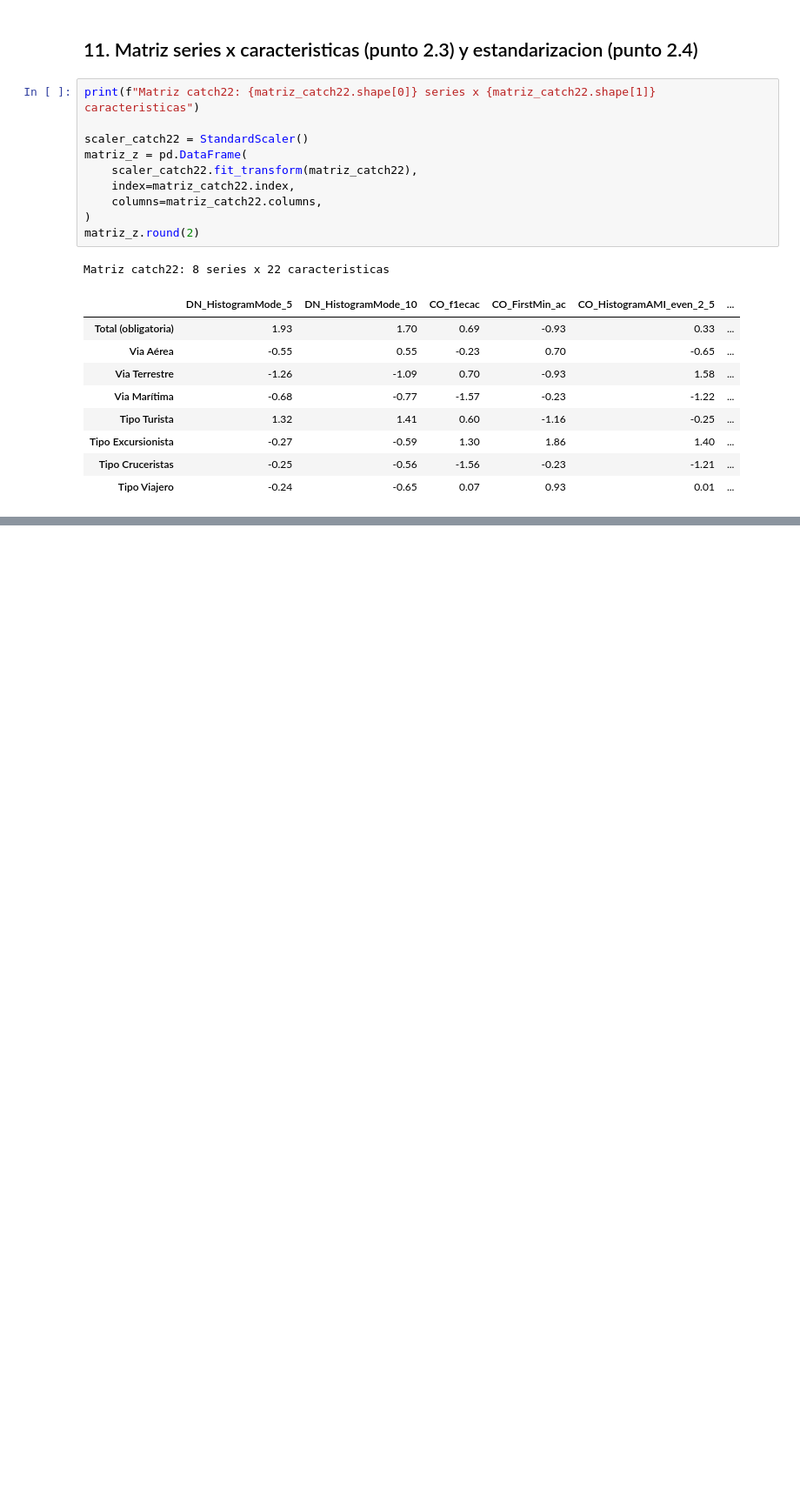
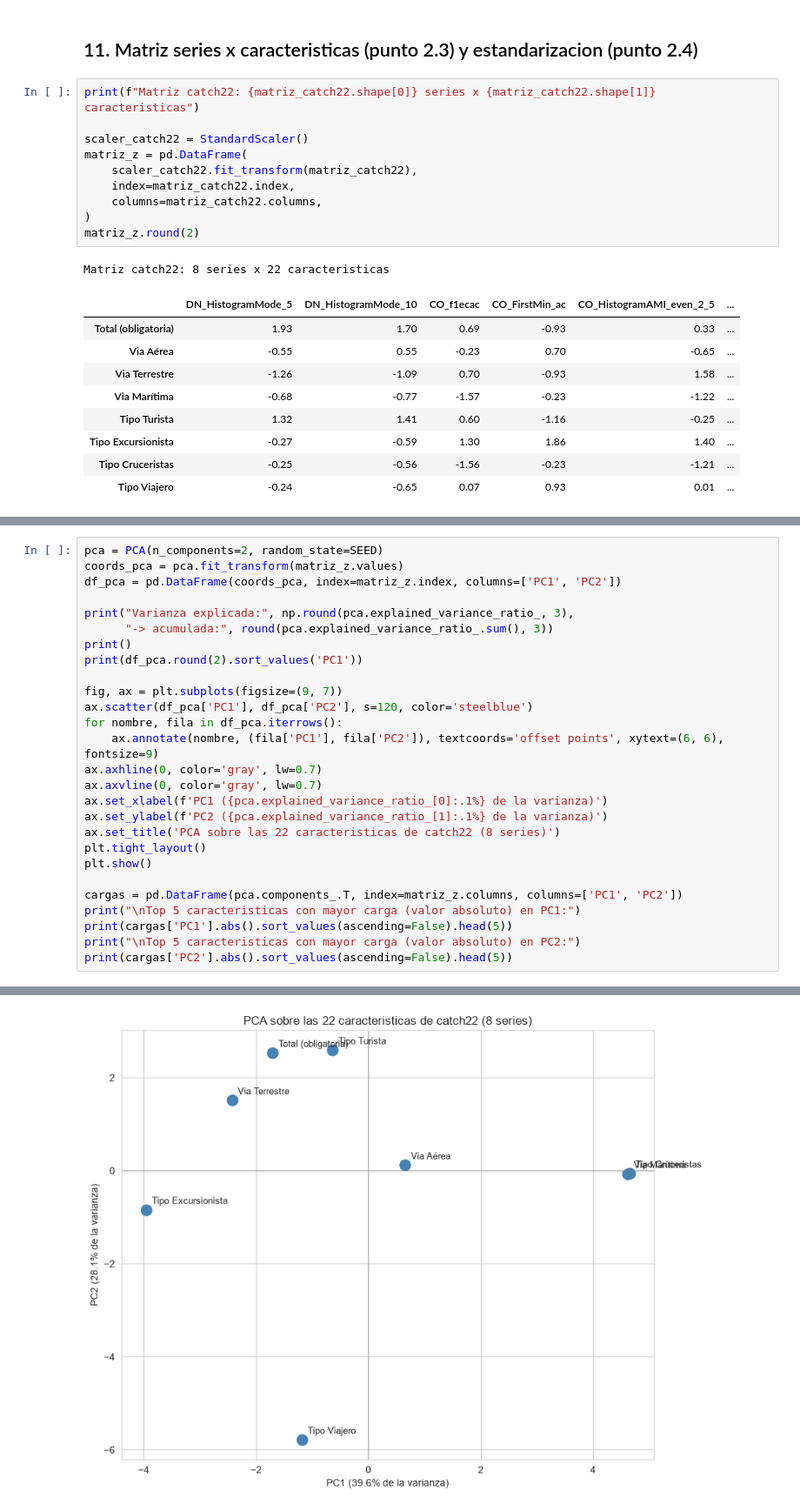
Before and after one commit to DavidDominguez-11/DS-Lab1, a Jupyter notebook: Lab2_Deep_Learning_CC3084.ipynb, the cells around one changed output, grey strips where cells are left out. Shown at 87% size. Saved outputs shown, nothing was run; the diff lists cells and outputs as text; blank space fills up the shorter version.

Commit message:
Analisis exploratorio sobre la matriz de caracteristicas

```diff
--- a/Lab2_Deep_Learning_CC3084.ipynb
+++ b/Lab2_Deep_Learning_CC3084.ipynb
@@ -683,0 +688,28 @@ Matriz catch22: 8 series x 22 caracteristicas
+# %%
+pca = PCA(n_components=2, random_state=SEED)
+coords_pca = pca.fit_transform(matriz_z.values)
+df_pca = pd.DataFrame(coords_pca, index=matriz_z.index, columns=['PC1', 'PC2'])
+
+print("Varianza explicada:", np.round(pca.explained_variance_ratio_, 3),
+      "-> acumulada:", round(pca.explained_variance_ratio_.sum(), 3))
+print()
+print(df_pca.round(2).sort_values('PC1'))
+
+fig, ax = plt.subplots(figsize=(9, 7))
+ax.scatter(df_pca['PC1'], df_pca['PC2'], s=120, color='steelblue')
+for nombre, fila in df_pca.iterrows():
+    ax.annotate(nombre, (fila['PC1'], fila['PC2']), textcoords='offset points', xytext=(6, 6), fontsize=9)
+ax.axhline(0, color='gray', lw=0.7)
+ax.axvline(0, color='gray', lw=0.7)
+ax.set_xlabel(f'PC1 ({pca.explained_variance_ratio_[0]:.1%} de la varianza)')
+ax.set_ylabel(f'PC2 ({pca.explained_variance_ratio_[1]:.1%} de la varianza)')
+ax.set_title('PCA sobre las 22 caracteristicas de catch22 (8 series)')
+plt.tight_layout()
+plt.show()
+
+cargas = pd.DataFrame(pca.components_.T, index=matriz_z.columns, columns=['PC1', 'PC2'])
+print("\nTop 5 caracteristicas con mayor carga (valor absoluto) en PC1:")
+print(cargas['PC1'].abs().sort_values(ascending=False).head(5))
+print("\nTop 5 caracteristicas con mayor carga (valor absoluto) en PC2:")
+print(cargas['PC2'].abs().sort_values(ascending=False).head(5))
+# %% [output]
@@ -683,0 +727 @@ Matriz catch22: 8 series x 22 caracteristicas
+[figure, added]
```
Also changed, not shown: parts of 13 cells of this notebook.
